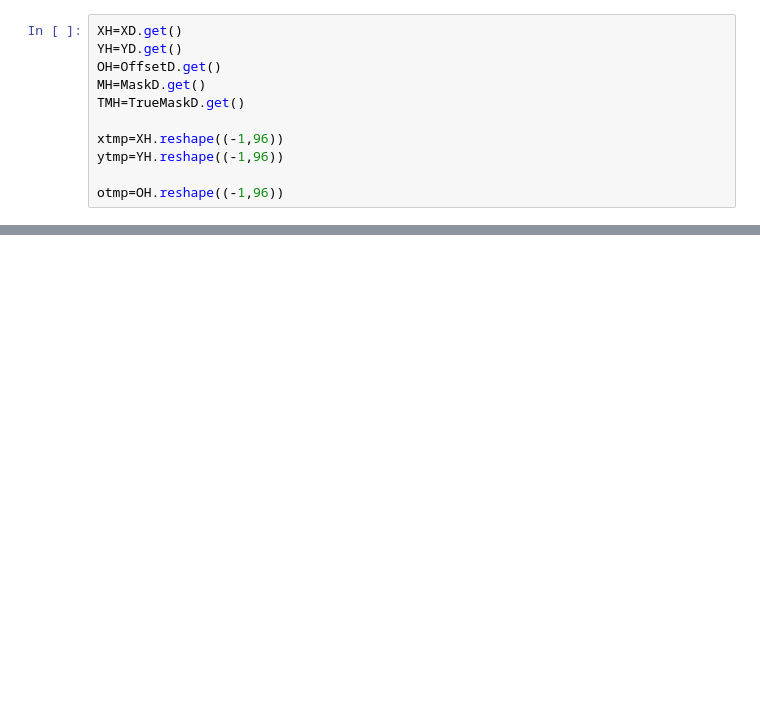
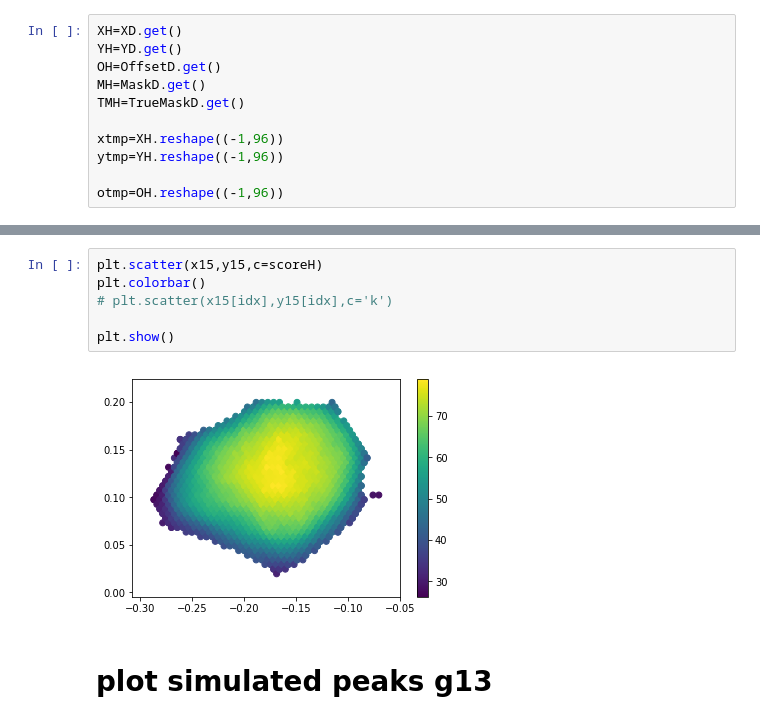
Before and after one commit to Yufeng-shen/StrainRecon, a Jupyter notebook: Visualization.ipynb, the cells around one changed output, grey strips where cells are left out. Cells and saved outputs as stored; diff of their text form; blank space fills up the shorter version.

```diff
--- a/Visualization.ipynb
+++ b/Visualization.ipynb
@@ -133,0 +210,10 @@ ytmp[1876,ii]
+# %%
+plt.scatter(x15,y15,c=scoreH)
+plt.colorbar()
+# plt.scatter(x15[idx],y15[idx],c='k')
+
+plt.show()
+# %% [output]
+[figure, added]
+# %% [markdown]
+# plot simulated peaks g13
```
Also changed, not shown: parts of 24 cells of this notebook, 5 other files.
